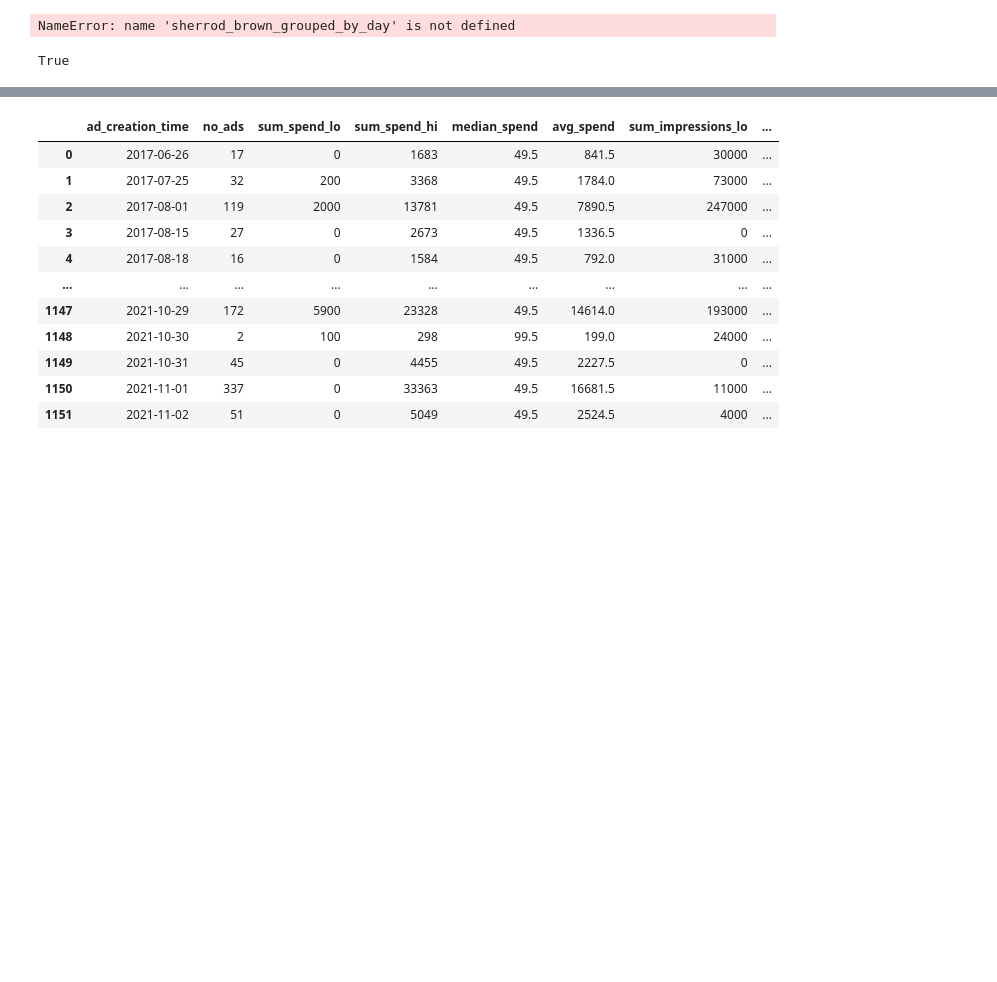
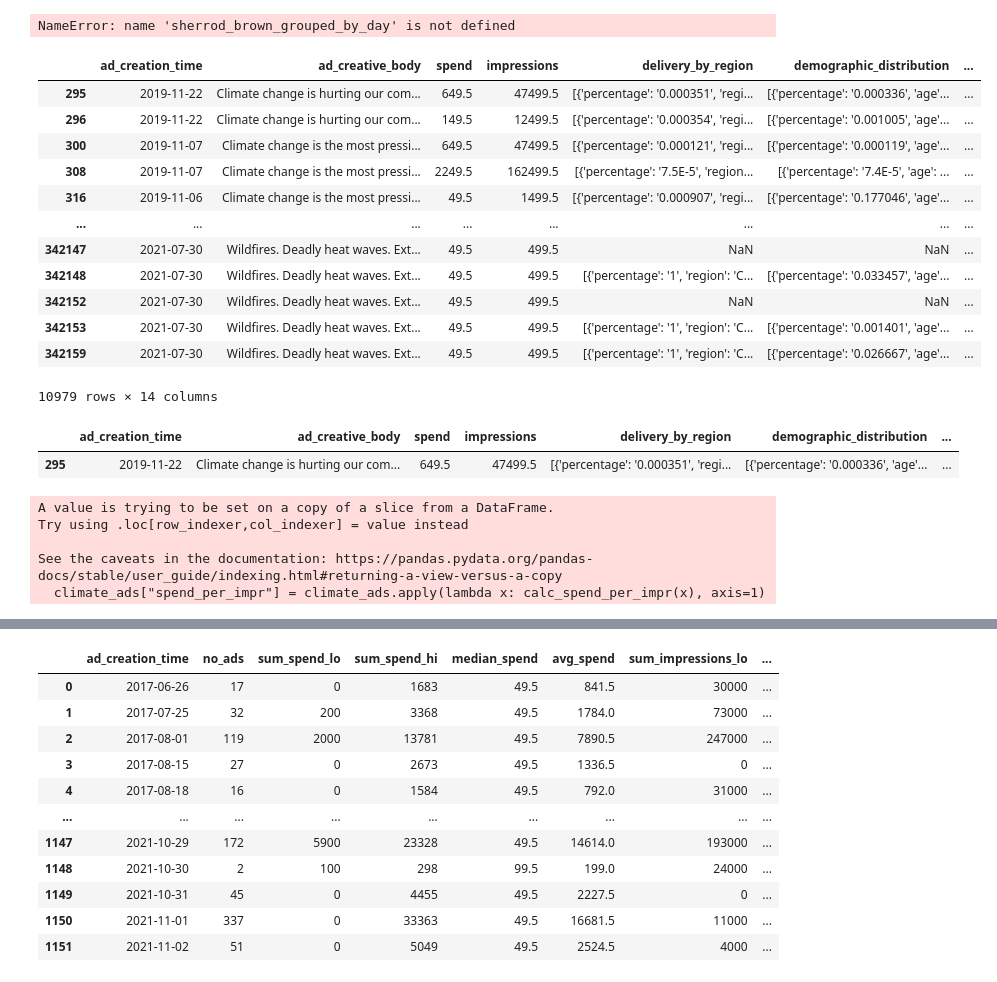
Before and after one commit to lrnz-asnprs/political-ad-api, a Jupyter notebook: notebooks/laurenz_notebook.ipynb, the cells around one changed output, grey strips where cells are left out. Drawn from its saved outputs; the diff is of its cells as text; code cells hidden in the pictures; blank space fills up the shorter version.

```diff
--- a/notebooks/laurenz_notebook.ipynb
+++ b/notebooks/laurenz_notebook.ipynb
@@ -351,7 +351,11 @@ text = " s is a pressing issue Economic climate climate warming , we have to act
 check = "climate" or ("global" and "warming") (not ("business climate" or "economic climate" or "biz climate"))
 
 def check_for_climate_ad(text: str): # returns true if climate related keyword contained, false otherwise
+    # text_lower = list((map(lambda x: x.lower(), text)))
     text_lower = text.lower()
     return ("climate" in text_lower) | (("global" in text_lower) and ("warming" in text_lower)) and (("business climate" not in text_lower) | ("economic climate" not in text_lower))
+
+def check_for_NON_climate_ad(text: str): # returns true if climate related keyword contained, false otherwise
+    # text_lower = list((map(lambda x: x.lower(), text)))
+    text_lower = text.lower()
+    return not ("climate" in text_lower) | (("global" in text_lower) and ("warming" in text_lower)) and (("business climate" not in text_lower) | ("economic climate" not in text_lower))
-# %% [output]
-True
@@ -357,0 +370,17 @@ True
+# %%
+climate_ads = big_data[big_data.apply(lambda x: check_for_climate_ad(str(x["ad_creative_body"])),axis=1)]
+climate_ads
+# %% [output]
+|  | ad_creation_time | ad_creative_body | spend | impressions | delivery_by_region | demographic_distribution | ... |
+| 295 | 2019-11-22 | Climate change is hurting our com... | 649.5 | 47499.5 | [{'percentage': '0.000351', 'regi... | [{'percentage': '0.000336', 'age'... | ... |
+| 296 | 2019-11-22 | Climate change is hurting our com... | 149.5 | 12499.5 | [{'percentage': '0.000354', 'regi... | [{'percentage': '0.001005', 'age'... | ... |
+| 300 | 2019-11-07 | Climate change is the most pressi... | 649.5 | 47499.5 | [{'percentage': '0.000121', 'regi... | [{'percentage': '0.000119', 'age'... | ... |
+| 308 | 2019-11-07 | Climate change is the most pressi... | 2249.5 | 162499.5 | [{'percentage': '7.5E-5', 'region... | [{'percentage': '7.4E-5', 'age': ... | ... |
+| 316 | 2019-11-06 | Climate change is the most pressi... | 49.5 | 1499.5 | [{'percentage': '0.000907', 'regi... | [{'percentage': '0.177046', 'age'... | ... |
+| ... | ... | ... | ... | ... | ... | ... | ... |
+| 342147 | 2021-07-30 | Wildfires. Deadly heat waves. Ext... | 49.5 | 499.5 | NaN | NaN | ... |
+| 342148 | 2021-07-30 | Wildfires. Deadly heat waves. Ext... | 49.5 | 499.5 | [{'percentage': '1', 'region': 'C... | [{'percentage': '0.033457', 'age'... | ... |
+| 342152 | 2021-07-30 | Wildfires. Deadly heat waves. Ext... | 49.5 | 499.5 | NaN | NaN | ... |
+| 342153 | 2021-07-30 | Wildfires. Deadly heat waves. Ext... | 49.5 | 499.5 | [{'percentage': '1', 'region': 'C... | [{'percentage': '0.001401', 'age'... | ... |
+| 342159 | 2021-07-30 | Wildfires. Deadly heat waves. Ext... | 49.5 | 499.5 | [{'percentage': '1', 'region': 'C... | [{'percentage': '0.026667', 'age'... | ... |
+10979 rows × 14 columns
@@ -357,0 +389,6 @@ True
+# %%
+climate_ads_by_day = grouper.group_ads_by_day(climate_ads)
+climate_ads.head(1)
+# %% [output]
+|  | ad_creation_time | ad_creative_body | spend | impressions | delivery_by_region | demographic_distribution | ... |
+| 295 | 2019-11-22 | Climate change is hurting our com... | 649.5 | 47499.5 | [{'percentage': '0.000351', 'regi... | [{'percentage': '0.000336', 'age'... | ... |
@@ -357,0 +398,8 @@ True
+# %%
+climate_ads["spend_per_impr"] = climate_ads.apply(lambda x: calc_spend_per_impr(x), axis=1)
+# %% [output]
+A value is trying to be set on a copy of a slice from a DataFrame.
+Try using .loc[row_indexer,col_indexer] = value instead
+
+See the caveats in the documentation: https://pandas.pydata.org/pandas-docs/stable/user_guide/indexing.html#returning-a-view-versus-a-copy
+  climate_ads["spend_per_impr"] = climate_ads.apply(lambda x: calc_spend_per_impr(x), axis=1)
```
Also changed, not shown: parts of 7 cells of this notebook, 4 other files.
